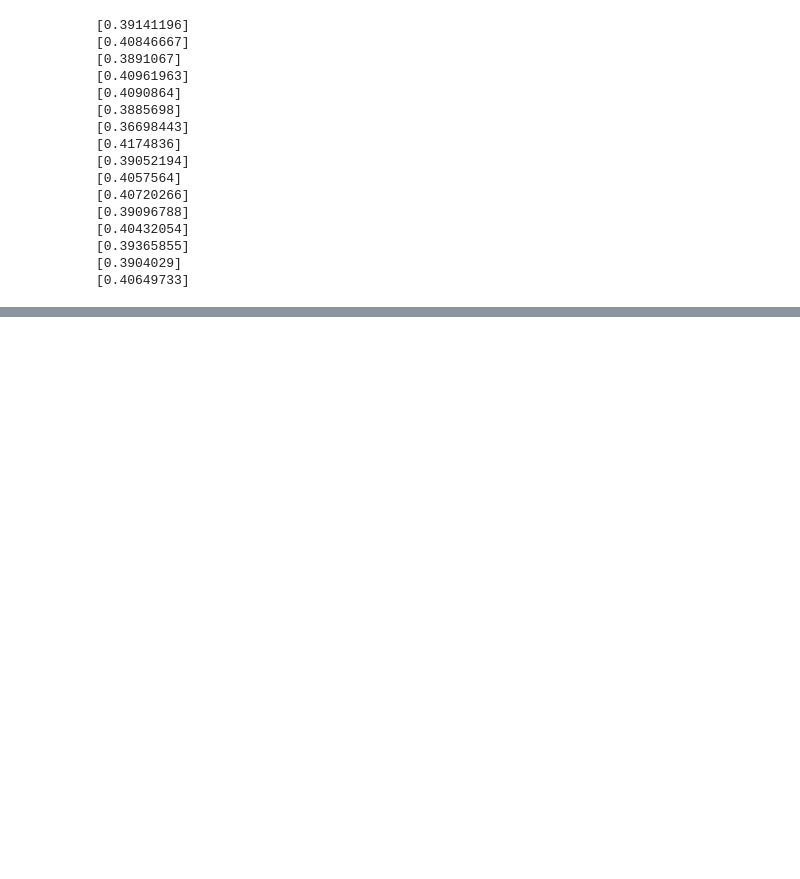
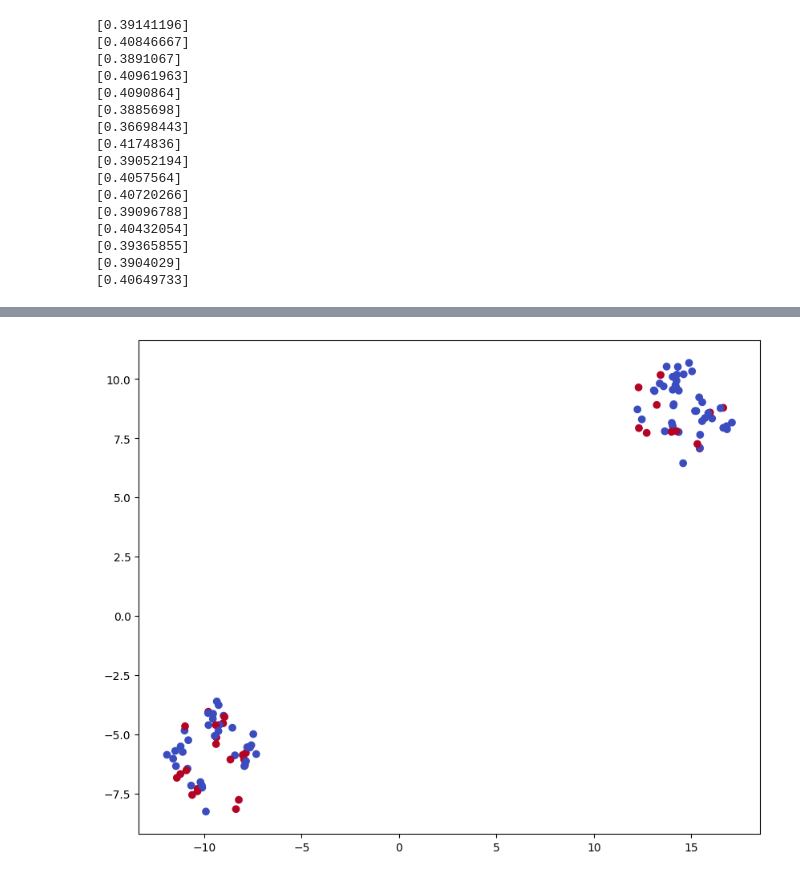
Before and after one commit to kaustubh-amritkar/lora_esm_classification, a Jupyter notebook: analysis/apply_lora_on_esm.ipynb, the cells around one changed output, grey strips where cells are left out. Saved outputs shown, nothing was run; the diff lists cells and outputs as text; code cells hidden in the pictures; blank space fills up the shorter version.

```diff
--- a/analysis/apply_lora_on_esm.ipynb
+++ b/analysis/apply_lora_on_esm.ipynb
@@ -345,0 +380,16 @@ wandb: Find logs at: wandb/run-20250317_165517-2ehv6ere/logs
+# %%
+from sklearn.metrics import pairwise_distances
+from sklearn.manifold import TSNE
+# import umap
+import matplotlib.pyplot as plt
+
+distance_matrix = pairwise_distances(output_emb_all, metric="cosine")
+tsne = TSNE(n_components=2, metric="precomputed", init="random", random_state=42)
+tsne_embedding = tsne.fit_transform(distance_matrix)
+# umap_model = umap.UMAP(n_neighbors=5, min_dist=0.3, metric="cosine")
+# tsne_embedding = umap_model.fit_transform(output_emb)
+
+plt.figure(figsize=(10, 8))
+scatter = plt.scatter(tsne_embedding[:, 0], tsne_embedding[:, 1], c=combined_labels, cmap="coolwarm")
+# %% [output]
+[figure, added]
```
Also changed, not shown: parts of 7 cells of this notebook, 1 other file.
